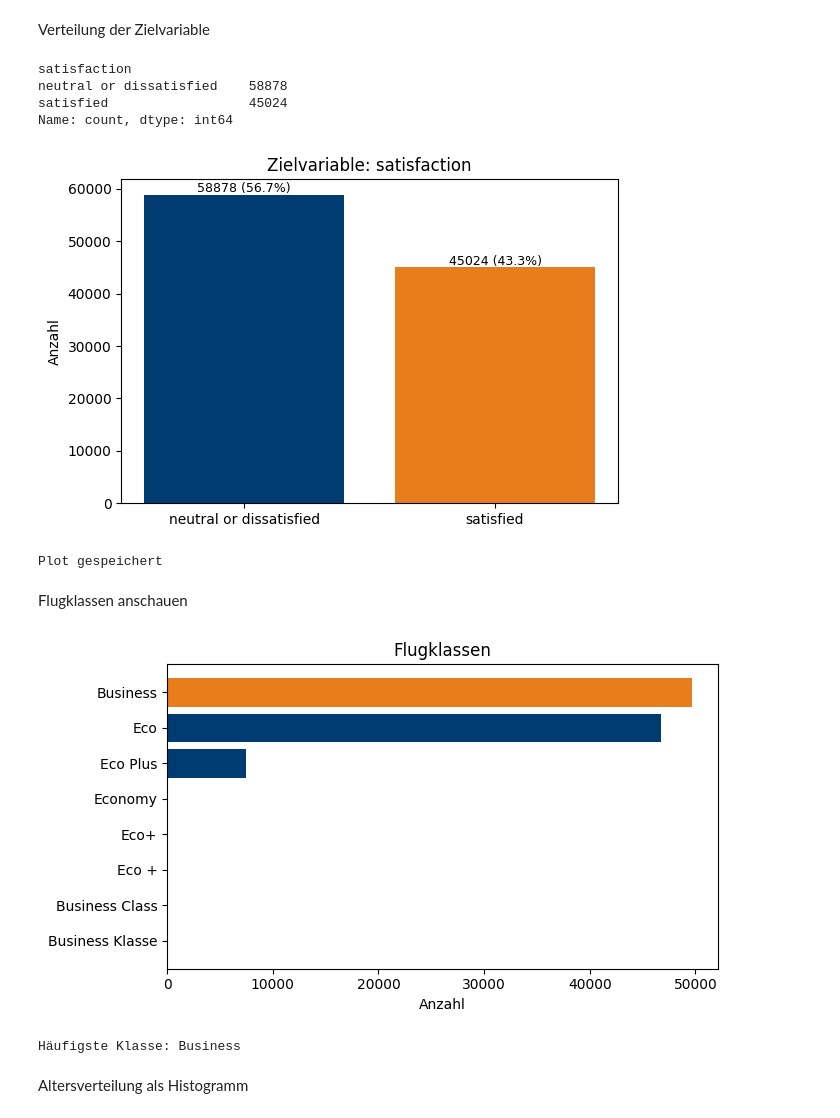
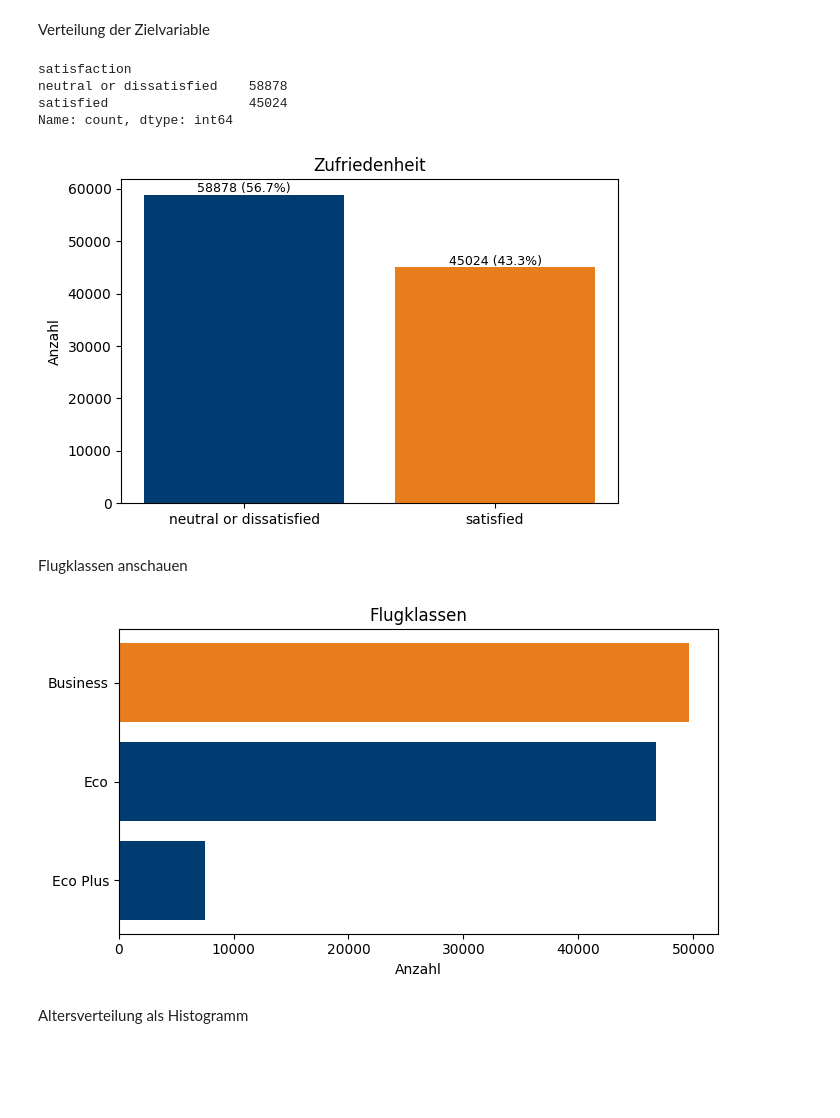
Before and after one commit to OfflineBot/dhbw_data, a Jupyter notebook: airline_satisfaction.ipynb, the cells around one changed output. Cells and saved outputs as stored; diff of their text form; code cells hidden in the pictures; blank space fills up the shorter version.

```diff
--- a/airline_satisfaction.ipynb
+++ b/airline_satisfaction.ipynb
@@ -147,7 +137,7 @@ print(counts)
 
 fig, ax = plt.subplots(figsize=(6, 4))
 bars = ax.bar(counts.index, counts.values, color=["#003c71", "#e87d1e"])
-ax.set_title("Zielvariable: satisfaction")
+ax.set_title("Zufriedenheit")
 ax.set_ylabel("Anzahl")
 
 for bar in bars:
@@ -158,31 +148,36 @@ for bar in bars:
 plt.tight_layout()
 plt.savefig("figures/fig_target_distribution.png", dpi=150, bbox_inches="tight")
 plt.show()
-print("Plot gespeichert")
 # %% [output]
 satisfaction
 neutral or dissatisfied    58878
 satisfied                  45024
 Name: count, dtype: int64
-[figure, old version]
+[figure, new version]
-Plot gespeichert
 # %% [markdown]
 Flugklassen anschauen
 # %%
 class_counts = df["Class"].value_counts().sort_values()
+# hardcoded weil ich weiß grad nicht wie besser oder anders
+remove_classes = ["Business Class", "Eco+", "Eco +", "Eco  +", "Business Klasse", "Economy"]
+
+# wird hier überschrieben mit hardcoded zeug
+class_counts = (
+    df[~df["Class"].isin(remove_classes)]
+    ["Class"].value_counts().sort_values()
+)
+
 farben = ["#e87d1e" if c == class_counts.idxmax() else "#003c71" for c in class_counts.index]
+fig, ax = plt.subplots(figsize=(7, 4))
 
-fig, ax = plt.subplots(figsize=(7, 4))
 ax.barh(class_counts.index, class_counts.values, color=farben)
 ax.set_title("Flugklassen")
 ax.set_xlabel("Anzahl")
 plt.tight_layout()
 plt.savefig("figures/fig_class_distribution.png", dpi=150, bbox_inches="tight")
 plt.show()
-print("Häufigste Klasse:", class_counts.idxmax())
 # %% [output]
-[figure, old version]
+[figure, new version]
-Häufigste Klasse: Business
 # %% [markdown]
 Altersverteilung als Histogramm
 # %%
```
Also changed, not shown: parts of 17 cells of this notebook, 8 other files.
